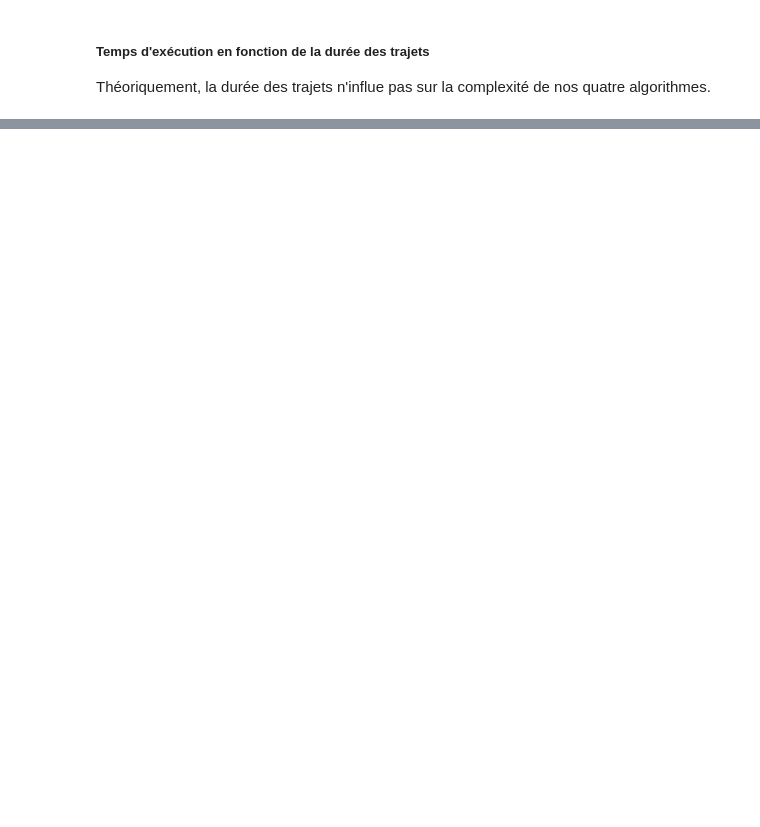
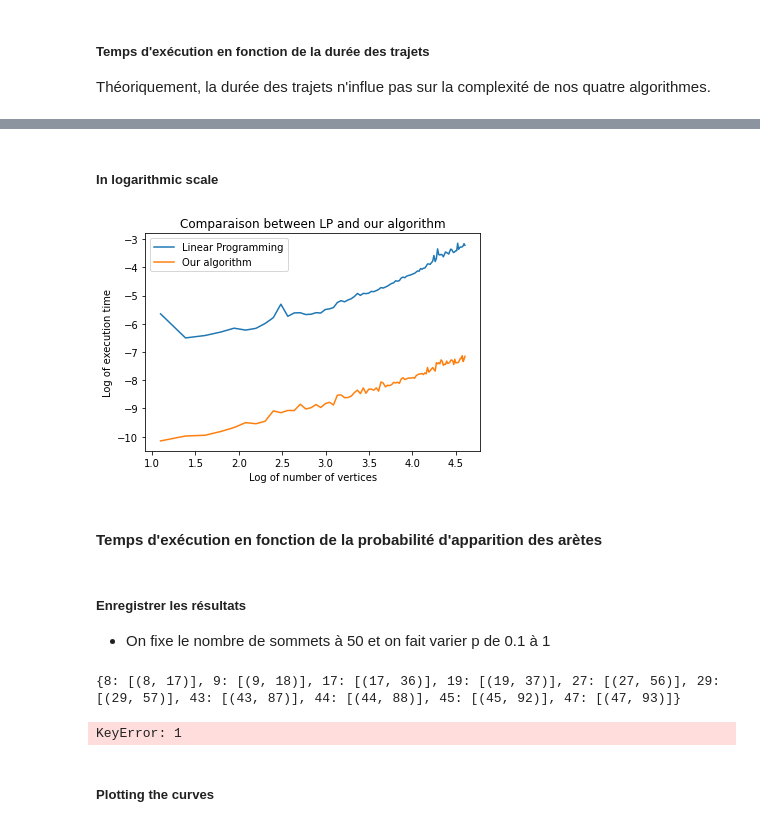
Before and after one commit to MdeCastelbajac/MOGPL, a Jupyter notebook: MOGPL.ipynb, the cells around one changed output, grey strips where cells are left out. Drawn from its saved outputs; the diff is of its cells as text; code cells hidden in the pictures; blank space fills up the shorter version.

```diff
--- a/MOGPL.ipynb
+++ b/MOGPL.ipynb
@@ -623,0 +796,74 @@ plt.show()
+# %% [markdown]
+##### In logarithmic scale
+# %%
+log_resultTimeLP = np.log(resultTimeLP)
+log_resultTimeAlgo = np.log(resultTimeAlgo)
+log_verticeNumber = np.log(verticeNumber)
+plt.plot(log_verticeNumber, log_resultTimeLP, label="Linear Programming")
+plt.plot(log_verticeNumber, log_resultTimeAlgo, label="Our algorithm")
+plt.title("Comparaison between LP and our algorithm")
+plt.xlabel("Log of number of vertices")
+plt.ylabel("Log of execution time")
+plt.legend()
+plt.show()
+# %% [output]
+[figure, added]
+# %% [markdown]
+#### Temps d'exécution en fonction de la probabilité d'apparition des arètes
+# %% [markdown]
+##### Enregistrer les résultats
+- On fixe le nombre de sommets à 50 et on fait varier p de 0.1 à 1
+# %%
+# fixed parameters
+# Number of vertices
+v = 50
+# Duration
+l = 1
+# Number of repetition
+repeat = 100
+n = 10
+resultTimeLP = np.zeros(n)
+resultTimeAlgo = np.zeros(n)
+pb_arc = np.zeros(n)
+
+for j in range(repeat):
+    for i in range(1,11,1):
+        p = i/10
+        pb_arc[i-1] = p
+        # MG & G generation
+        MGtest = createMultiGraph(v, p, l)
+        Gtest = createGraphFromMultiGraph(MGtest)
+        nodes = list(MG.nodes())
+
+
+        # Algorithms
+        t0 = time.time()
+        sortedVertices = sortVertices(Gtest)
+        sortingTime = time.time() - t0
+
+        if sortedVertices == {}:
+            continue
+        print(sortedVertices)
+        # Our algo
+        t1 = time.time()
+        shortestPath(Gtest, sortedVertices[1][0][0], sortedVertices[v-1][0][0], sortedVertices)
+        resultTimeAlgo[i-1] += time.time() - t1 + sortingTime
+
+        # LP
+        # PL
+        t2 = time.time()
+        shortestPathLP(Gtest,sortedVertices[1][0][0], sortedVertices[i-1][0][0])
+        resultTimeLP[i-1] += time.time() - t2
+
+resultTimeAlgo /= repeat
+resultTimeLP /= repeat
+
+resultTimeAlgo = np.log(resultTimeAlgo)
+resultTimeLP = np.log(resultTimeLP)
+print(pb_arc)
+pb_arc = np.log(pb_arc)
+# %% [output]
+{8: [(8, 17)], 9: [(9, 18)], 17: [(17, 36)], 19: [(19, 37)], 27: [(27, 56)], 29: [(29, 57)], 43: [(43, 87)], 44: [(44, 88)], 45: [(45, 92)], 47: [(47, 93)]}
+KeyError: 1
+# %% [markdown]
+##### Plotting the curves
```
Also changed, not shown: parts of 24 cells of this notebook, 4 other files.
